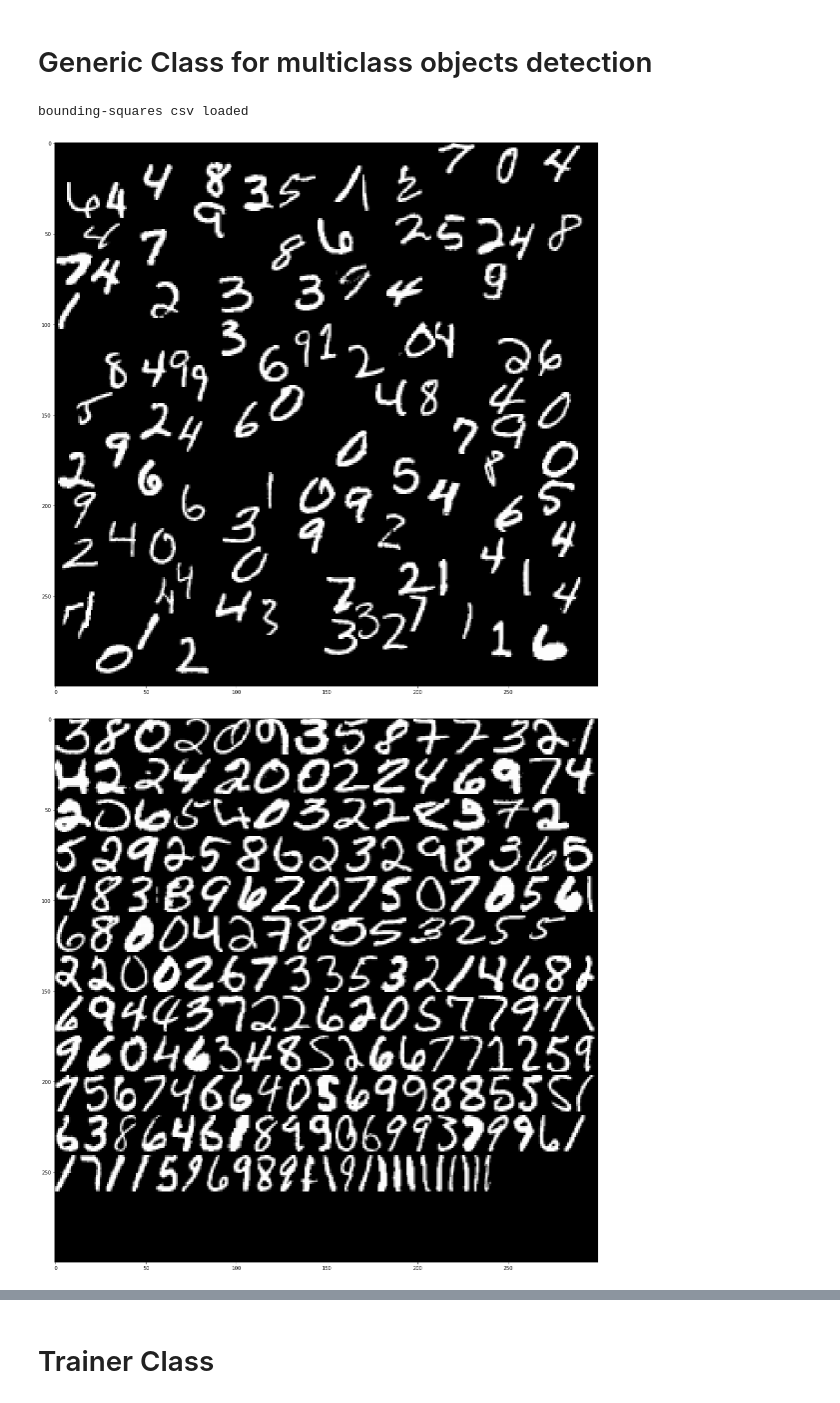
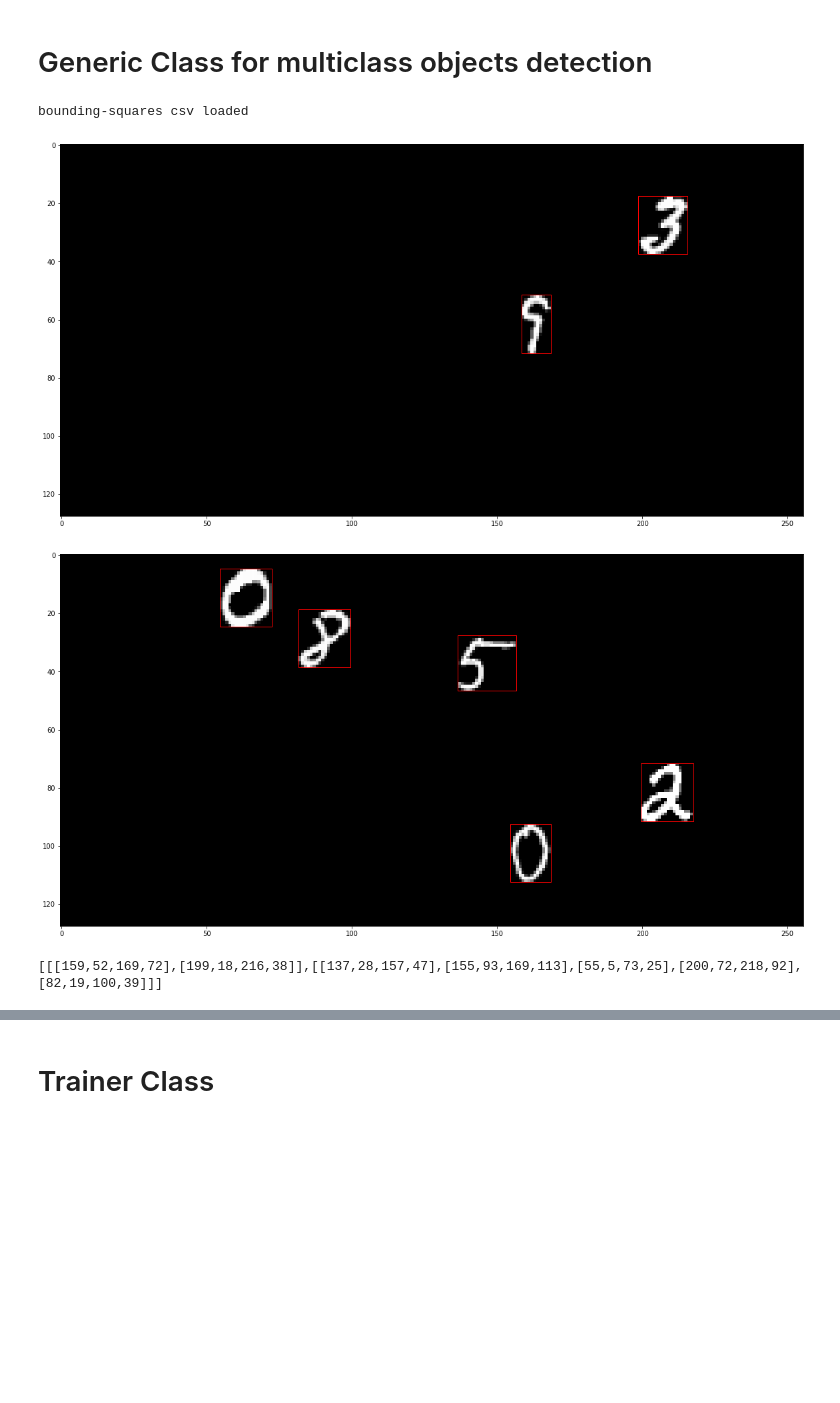
Before and after one commit to 0r4nd/HandwritingRecognition, a Jupyter notebook: notebooks/HandwritingRecognition.ipynb, the cells around one changed output, grey strips where cells are left out. Cells and saved outputs as stored; diff of their text form; code cells hidden in the pictures; blank space fills up the shorter version.

Commit message:
multiclass layers

```diff
--- a/notebooks/HandwritingRecognition.ipynb
+++ b/notebooks/HandwritingRecognition.ipynb
@@ -449,26 +485,31 @@ class ObjectDetectionGenerator:
         plt.show()
-# %%
-try: # python
-    dataset_dir = os.path.join(os.path.dirname(os.path.abspath(__file__)), "..", "dataset")
-except NameError: # jupyter notebook
-    dataset_dir = os.path.join(os.path.dirname(os.getcwd()), 'dataset')
-
-(X_train, y_train), (X_test, y_test) = datasets.mnist.load_data(path="mnist.npz")
-og = ObjectDetectionGenerator(X_train, y_train, X_test, y_test, dataset_dir)
-og.gen_sprites_aabb()
-#og.transform_scale([28.,28.])
-
-og.reset_multi()
-og.add_multi(300,300)
-og._draw_random_sprites(100)
-og.show_multi()
-# %% [output]
-bounding-squares csv loaded
-[figure, removed]
-# %%
-og.reset_multi()
-og.add_multi(300,300)
-og._draw_packed_sprites(200)
-og.show_multi()
-# %% [output]
-[figure, removed]
+# %%
+try: # python
+    dataset_dir = os.path.join(os.path.dirname(os.path.abspath(__file__)), "..", "dataset")
+except NameError: # jupyter notebook
+    dataset_dir = os.path.join(os.path.dirname(os.getcwd()), 'dataset')
+
+(X_train, y_train), (X_test, y_test) = datasets.mnist.load_data(path="mnist.npz")
+og = ObjectDetectionGenerator(X_train, y_train, X_test, y_test, dataset_dir,
+                              layers_width=256,layers_height=128)
+og.gen_sprites_aabb()
+#og.transform_scale([28.,28.])
+
+
+#og.reset_layers()
+og.add_layer()
+og._draw_random_sprites(0, 2)
+og.add_layer()
+og._draw_random_sprites(1, 5)
+
+og.show_layer(0)
+og.show_layer(1)
+
+#print(og.layers["aabb_train"])
+
+print(pd.Series(og.layers["aabb_train"]).to_json(orient='values'))
+# %% [output]
+bounding-squares csv loaded
+[figure, added]
+[figure, added]
+[[[159,52,169,72],[199,18,216,38]],[[137,28,157,47],[155,93,169,113],[55,5,73,25],[200,72,218,92],[82,19,100,39]]]
```
Also changed, not shown: parts of 13 cells of this notebook.
